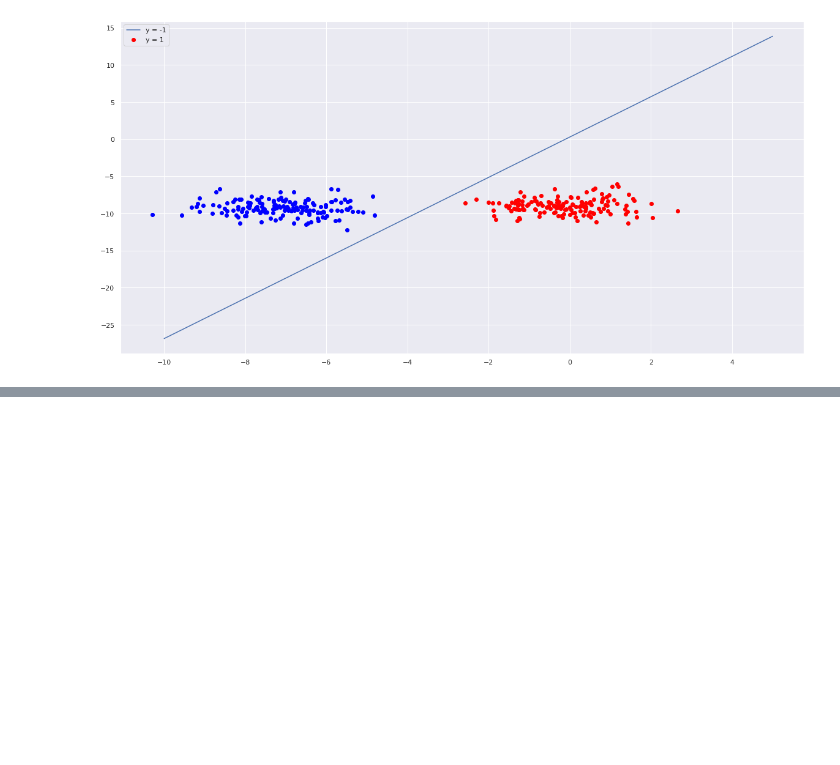
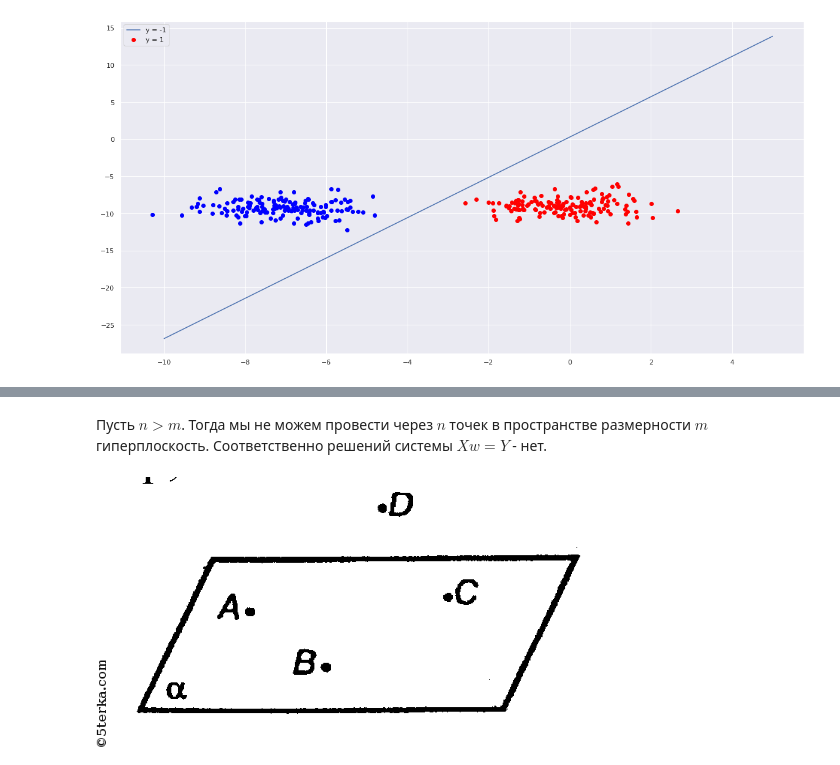
Before and after one commit to samstikhin/mlmathmech, a Jupyter notebook: 06-linear/linear.ipynb, the cells around one changed output, grey strips where cells are left out. Drawn from its saved outputs; the diff is of its cells as text; code cells hidden in the pictures; blank space fills up the shorter version.

```diff
--- a/06-linear/linear.ipynb
+++ b/06-linear/linear.ipynb
@@ -441,0 +496,6 @@ plt.show()
+# %% [markdown]
+Пусть $n > m$. Тогда мы не можем провести через $n$ точек в пространстве размерности $m$ гиперплоскость. Соответственно решений системы $Xw = Y$ - нет.
+# %%
+Image('плоскость2.png', width=500)
+# %% [output]
+[figure, added]
```
Also changed, not shown: parts of 38 cells of this notebook, 12 other files.
